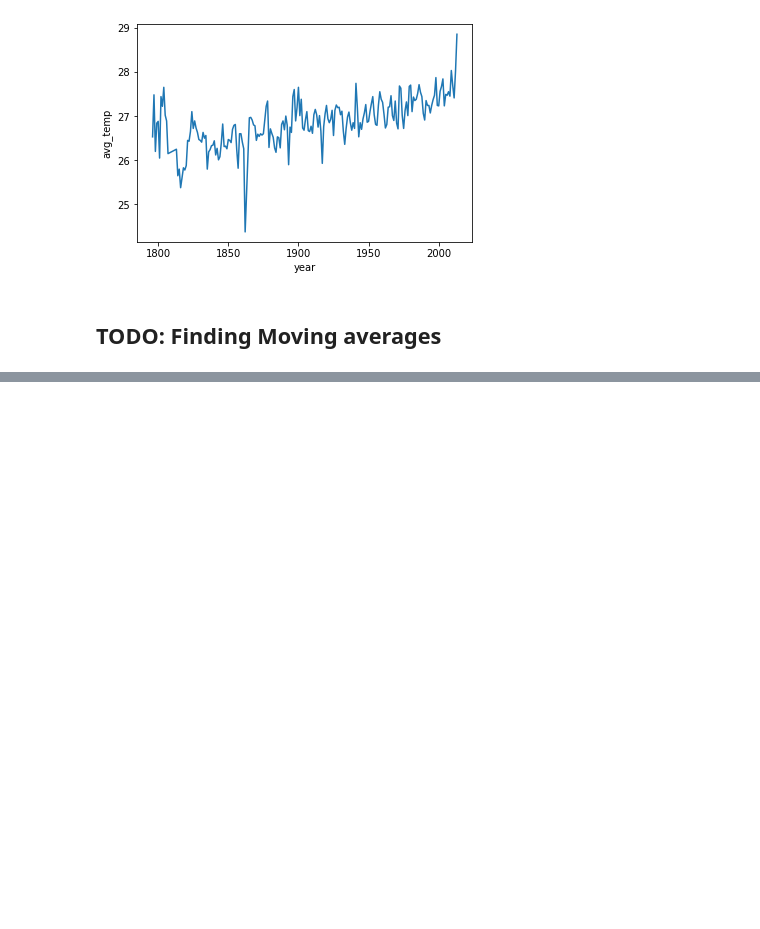
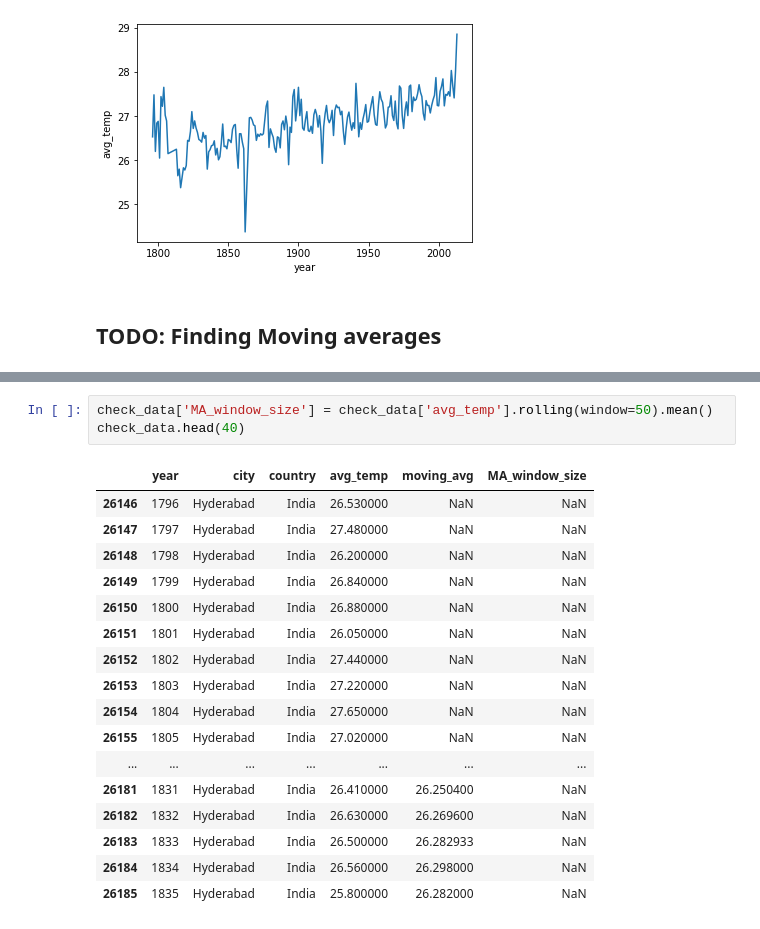
Before and after one commit to dishankkalra23/Explore-Weather-Trends, a Jupyter notebook: Explore_Weather_Trends.ipynb, the cells around one changed output, grey strips where cells are left out. Cells and saved outputs as stored; diff of their text form; blank space fills up the shorter version.

```diff
--- a/Explore_Weather_Trends.ipynb
+++ b/Explore_Weather_Trends.ipynb
@@ -99,0 +171,21 @@ sns.lineplot(x=x_data,y=y_data,data=data_hyderabad.interpolate())
+# %%
+check_data['MA_window_size'] = check_data['avg_temp'].rolling(window=50).mean()
+check_data.head(40)
+# %% [output]
+|  | year | city | country | avg_temp | moving_avg | MA_window_size |
+| 26146 | 1796 | Hyderabad | India | 26.530000 | NaN | NaN |
+| 26147 | 1797 | Hyderabad | India | 27.480000 | NaN | NaN |
+| 26148 | 1798 | Hyderabad | India | 26.200000 | NaN | NaN |
+| 26149 | 1799 | Hyderabad | India | 26.840000 | NaN | NaN |
+| 26150 | 1800 | Hyderabad | India | 26.880000 | NaN | NaN |
+| 26151 | 1801 | Hyderabad | India | 26.050000 | NaN | NaN |
+| 26152 | 1802 | Hyderabad | India | 27.440000 | NaN | NaN |
+| 26153 | 1803 | Hyderabad | India | 27.220000 | NaN | NaN |
+| 26154 | 1804 | Hyderabad | India | 27.650000 | NaN | NaN |
+| 26155 | 1805 | Hyderabad | India | 27.020000 | NaN | NaN |
+| ... | ... | ... | ... | ... | ... | ... |
+| 26181 | 1831 | Hyderabad | India | 26.410000 | 26.250400 | NaN |
+| 26182 | 1832 | Hyderabad | India | 26.630000 | 26.269600 | NaN |
+| 26183 | 1833 | Hyderabad | India | 26.500000 | 26.282933 | NaN |
+| 26184 | 1834 | Hyderabad | India | 26.560000 | 26.298000 | NaN |
+| 26185 | 1835 | Hyderabad | India | 25.800000 | 26.282000 | NaN |
```
Also changed, not shown: parts of 9 cells of this notebook.
